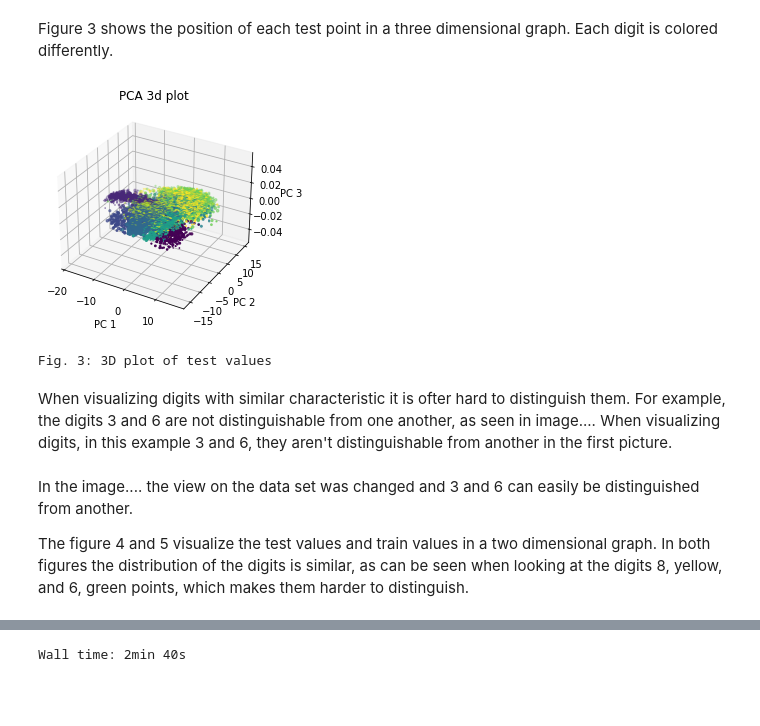
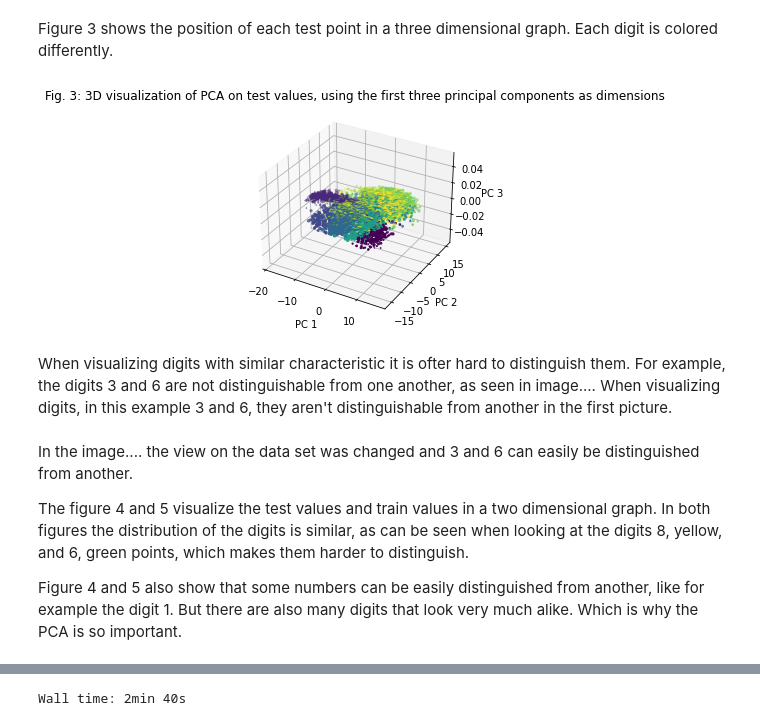
Before and after one commit to datascience-mobi/2021-topic-04-team-02, a Jupyter notebook: project report.ipynb, the cells around one changed output, grey strips where cells are left out. Drawn from its saved outputs; the diff is of its cells as text; code cells hidden in the pictures; blank space fills up the shorter version.

```diff
--- a/project report.ipynb
+++ b/project report.ipynb
@@ -170,11 +172,9 @@ test_values_pca, _ = pca.pca(test_values_centered,test_mean, num_components=n_pc
 # %% [markdown]
 Figure 3 shows the position of each test point in a three dimensional graph. Each digit is colored differently.
 # %%
-vis_pca.components_3d(test_values_pca, test_labels, "PCA 3d plot")
-print("Fig. 3: 3D plot of test values")
+vis_pca.components_3d(test_values_pca, test_labels, "Fig. 3: 3D visualization of PCA on test values, using the first three principal components as dimensions")
 # %% [output]
-[figure, old version]
+[figure, new version]
-Fig. 3: 3D plot of test values
 # %% [markdown]
 When visualizing digits with similar characteristic it is ofter hard to distinguish them. For example, the digits 3 and 6 are not distinguishable from one another, as seen in image....
 When visualizing digits, in this example 3 and 6, they aren't distinguishable from another in the first picture.
@@ -187,5 +187,8 @@ In the image.... the view on the data set was changed and 3 and 6 can easily be
 
 The figure 4 and 5 visualize the test values and train values in a two dimensional graph.
 In both figures the distribution of the digits is similar, as can be seen when looking at the digits 8, yellow, and 6, green points, which makes them harder to distinguish.
+
+Figure 4 and 5 also show that some numbers can be easily distinguished from another, like for example the digit 1.
+But there are also many digits that look very much alike. Which is why the PCA is so important.
 # %%
 
```
Also changed, not shown: parts of 48 cells of this notebook, 2 other files.
